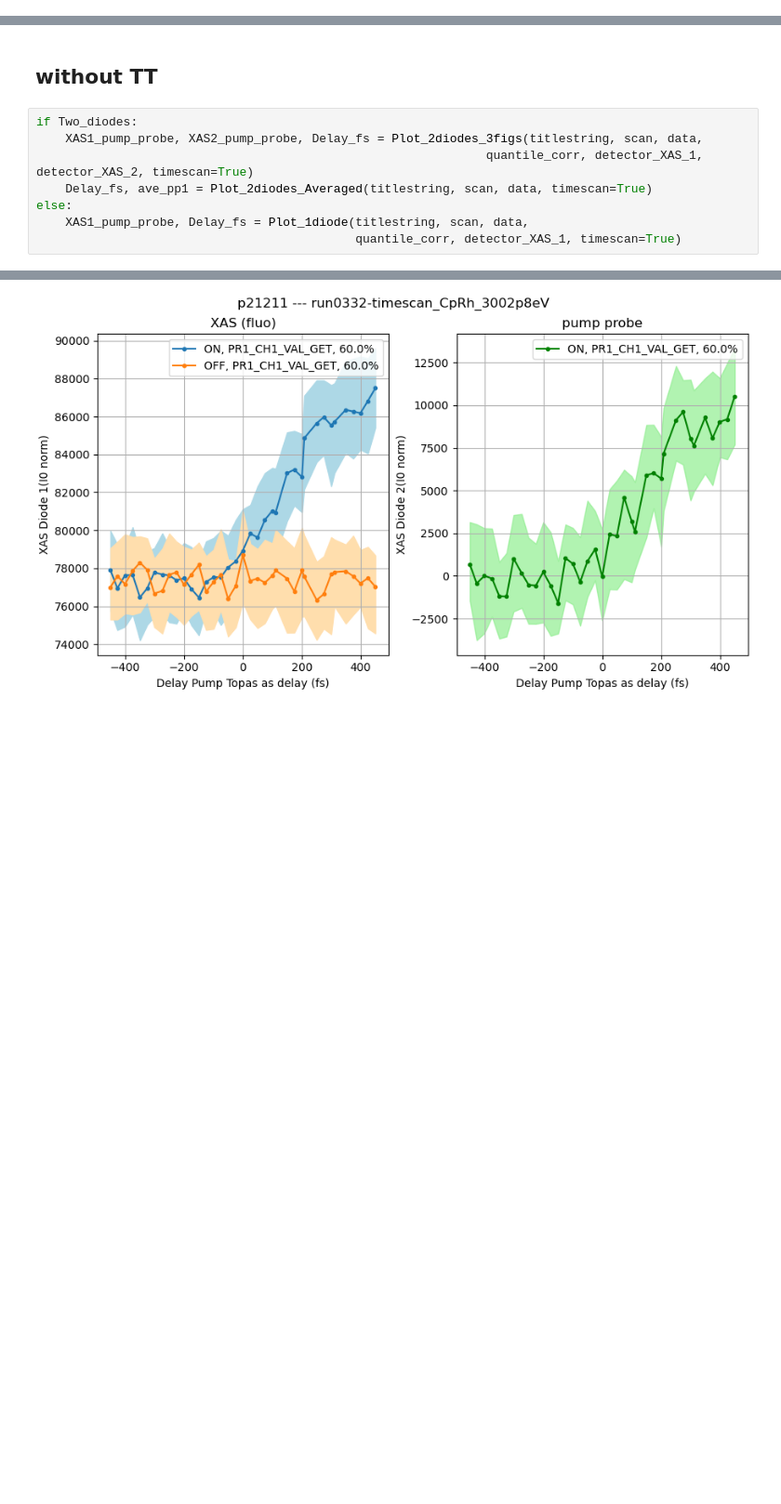
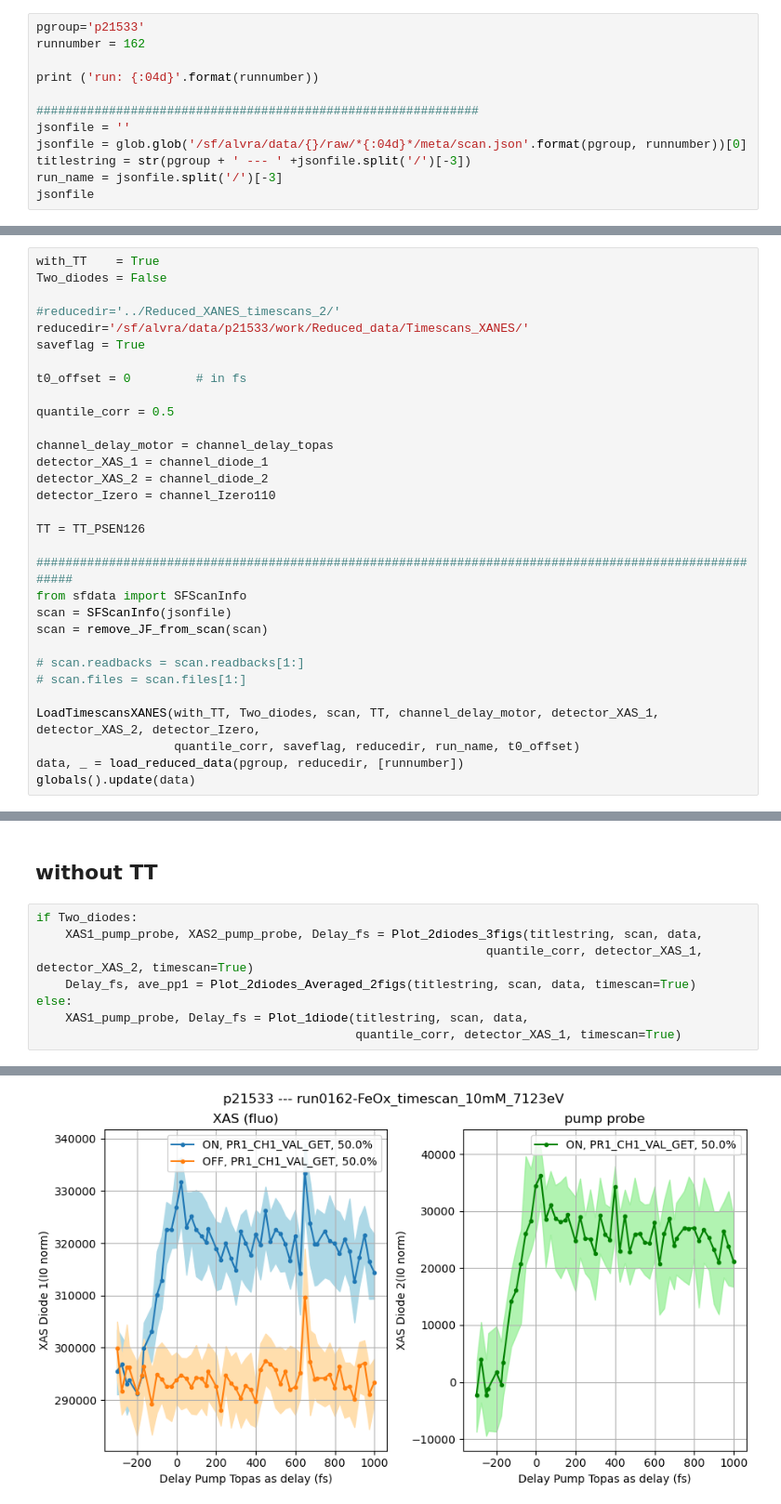
Before and after one commit to paulscherrerinstitute/alvra_beamline_scripts, a Jupyter notebook: Reduce_XANES_timescans.ipynb, the cells around one changed output, grey strips where cells are left out. Shown at 93% size. Saved outputs shown, nothing was run; the diff lists cells and outputs as text; blank space fills up the shorter version.

```diff
--- a/Reduce_XANES_timescans.ipynb
+++ b/Reduce_XANES_timescans.ipynb
@@ -89,0 +38,12 @@ Processed 56 out of 56 files
+# %%
+pgroup='p21533'
+runnumber = 162
+
+print ('run: {:04d}'.format(runnumber))
+
+#############################################################
+jsonfile = ''
+jsonfile = glob.glob('/sf/alvra/data/{}/raw/*{:04d}*/meta/scan.json'.format(pgroup, runnumber))[0]
+titlestring = str(pgroup + ' --- ' +jsonfile.split('/')[-3])
+run_name = jsonfile.split('/')[-3]
+jsonfile
@@ -89,0 +53,31 @@ Processed 56 out of 56 files
+# %%
+with_TT    = True
+Two_diodes = False
+
+#reducedir='../Reduced_XANES_timescans_2/'
+reducedir='/sf/alvra/data/p21533/work/Reduced_data/Timescans_XANES/'
+saveflag = True
+
+t0_offset = 0         # in fs
+
+quantile_corr = 0.5
+
+channel_delay_motor = channel_delay_topas
+detector_XAS_1 = channel_diode_1
+detector_XAS_2 = channel_diode_2
+detector_Izero = channel_Izero110
+
+TT = TT_PSEN126
+
+#######################################################################################################
+from sfdata import SFScanInfo
+scan = SFScanInfo(jsonfile)
+scan = remove_JF_from_scan(scan)
+
+# scan.readbacks = scan.readbacks[1:]
+# scan.files = scan.files[1:]
+
+LoadTimescansXANES(with_TT, Two_diodes, scan, TT, channel_delay_motor, detector_XAS_1, detector_XAS_2, detector_Izero,
+                   quantile_corr, saveflag, reducedir, run_name, t0_offset)
+data, _ = load_reduced_data(pgroup, reducedir, [runnumber])
+globals().update(data)
@@ -205,14 +213,14 @@ Width = 139.1718 fs
 # %%
 if Two_diodes:
     XAS1_pump_probe, XAS2_pump_probe, Delay_fs = Plot_2diodes_3figs(titlestring, scan, data,
                                                               quantile_corr, detector_XAS_1, detector_XAS_2, timescan=True)
-    Delay_fs, ave_pp1 = Plot_2diodes_Averaged(titlestring, scan, data, timescan=True)
+    Delay_fs, ave_pp1 = Plot_2diodes_Averaged_2figs(titlestring, scan, data, timescan=True)
 else:
     XAS1_pump_probe, Delay_fs = Plot_1diode(titlestring, scan, data,
                                             quantile_corr, detector_XAS_1, timescan=True)
 # %% [output]
 Scan is done with the stage in fs
-[figure, old version]
+[figure, new version]
 # %%
 XAS2fit = XAS1_pump_probe
 legend = detector_XAS_1
```
Also changed, not shown: parts of 20 cells of this notebook, 12 other files.
